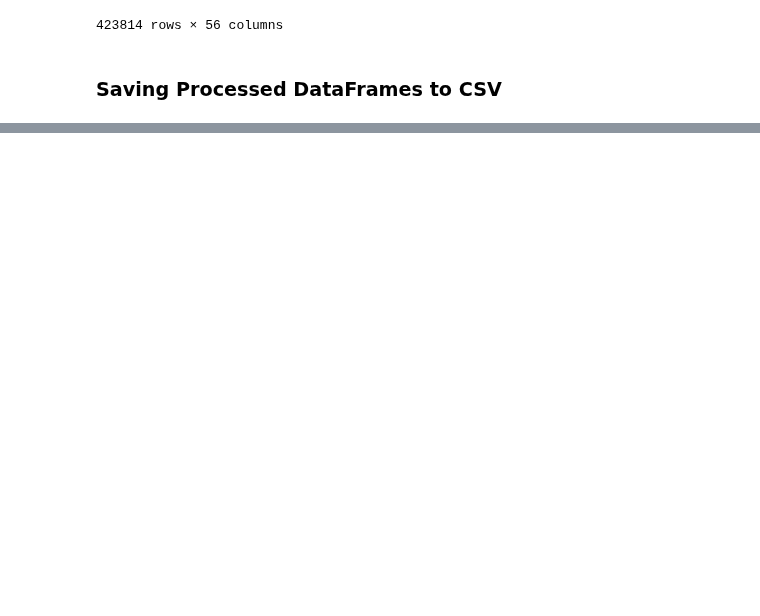
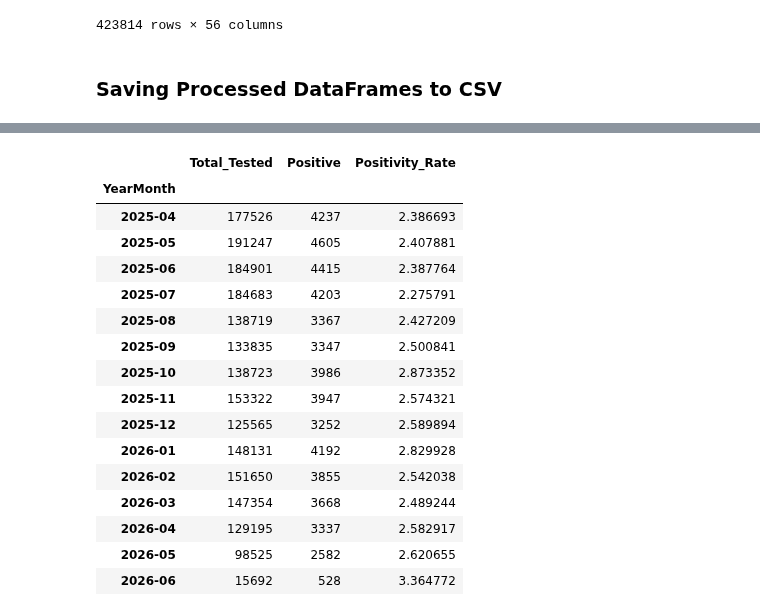
Before and after one commit to FridaOyucho/HTS-Model-, a Jupyter notebook: HTSModelDataPrep26082026.ipynb, the cells around one changed output, grey strips where cells are left out. Saved outputs shown, nothing was run; the diff lists cells and outputs as text; code cells hidden in the pictures; blank space fills up the shorter version.

```diff
--- a/HTSModelDataPrep26082026.ipynb
+++ b/HTSModelDataPrep26082026.ipynb
@@ -3186,0 +3318,26 @@ files.download("test_simple.csv")
+# %%
+# Calculate positivity rate
+monthly_pos['Positivity_Rate'] = (
+    monthly_pos['Positive'] /
+    monthly_pos['Total_Tested']
+) * 100
+
+display(monthly_pos)
+# %% [output]
+|  | Total_Tested | Positive | Positivity_Rate |
+| YearMonth |  |  |  |
+| 2025-04 | 177526 | 4237 | 2.386693 |
+| 2025-05 | 191247 | 4605 | 2.407881 |
+| 2025-06 | 184901 | 4415 | 2.387764 |
+| 2025-07 | 184683 | 4203 | 2.275791 |
+| 2025-08 | 138719 | 3367 | 2.427209 |
+| 2025-09 | 133835 | 3347 | 2.500841 |
+| 2025-10 | 138723 | 3986 | 2.873352 |
+| 2025-11 | 153322 | 3947 | 2.574321 |
+| 2025-12 | 125565 | 3252 | 2.589894 |
+| 2026-01 | 148131 | 4192 | 2.829928 |
+| 2026-02 | 151650 | 3855 | 2.542038 |
+| 2026-03 | 147354 | 3668 | 2.489244 |
+| 2026-04 | 129195 | 3337 | 2.582917 |
+| 2026-05 | 98525 | 2582 | 2.620655 |
+| 2026-06 | 15692 | 528 | 3.364772 |
```
Also changed, not shown: parts of 9 cells of this notebook.
